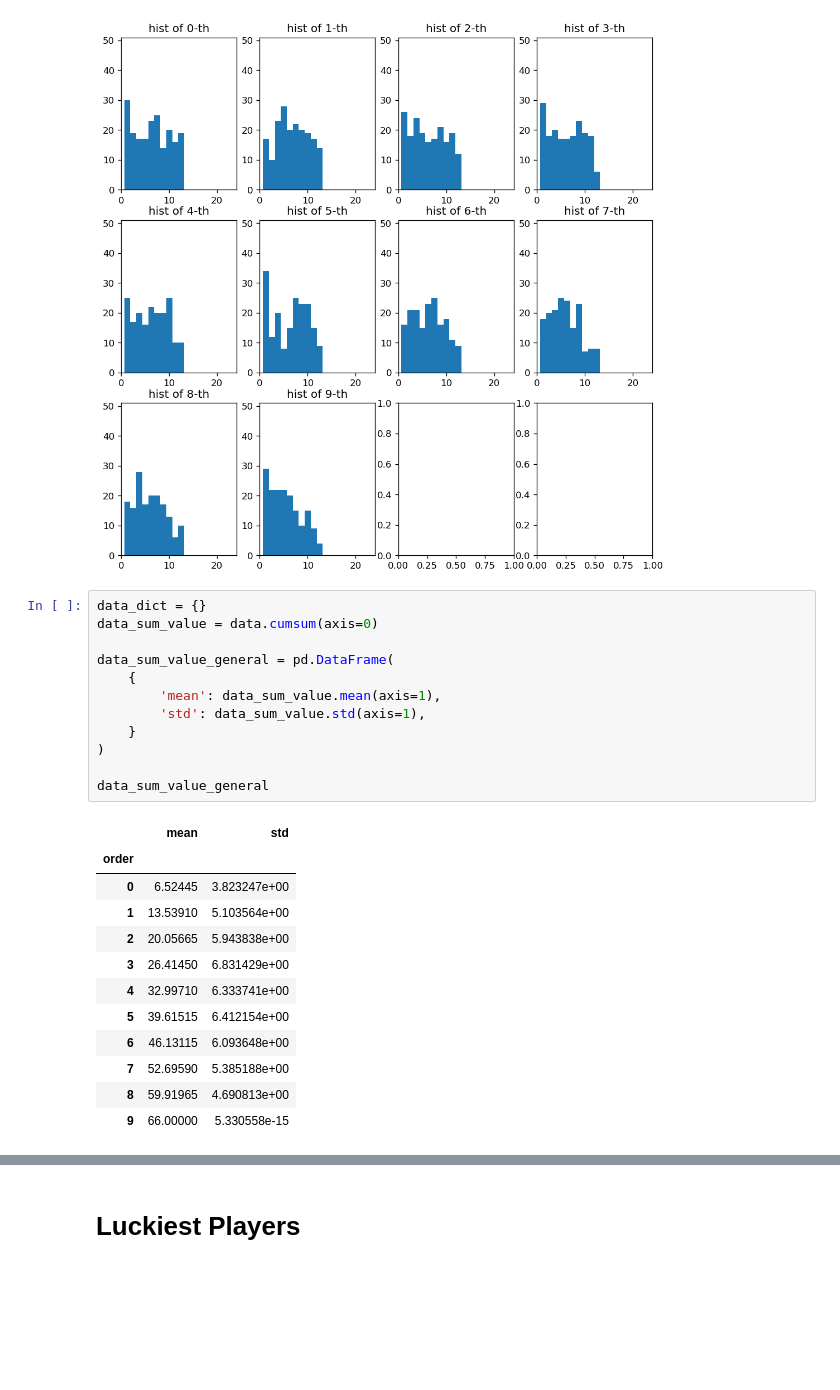
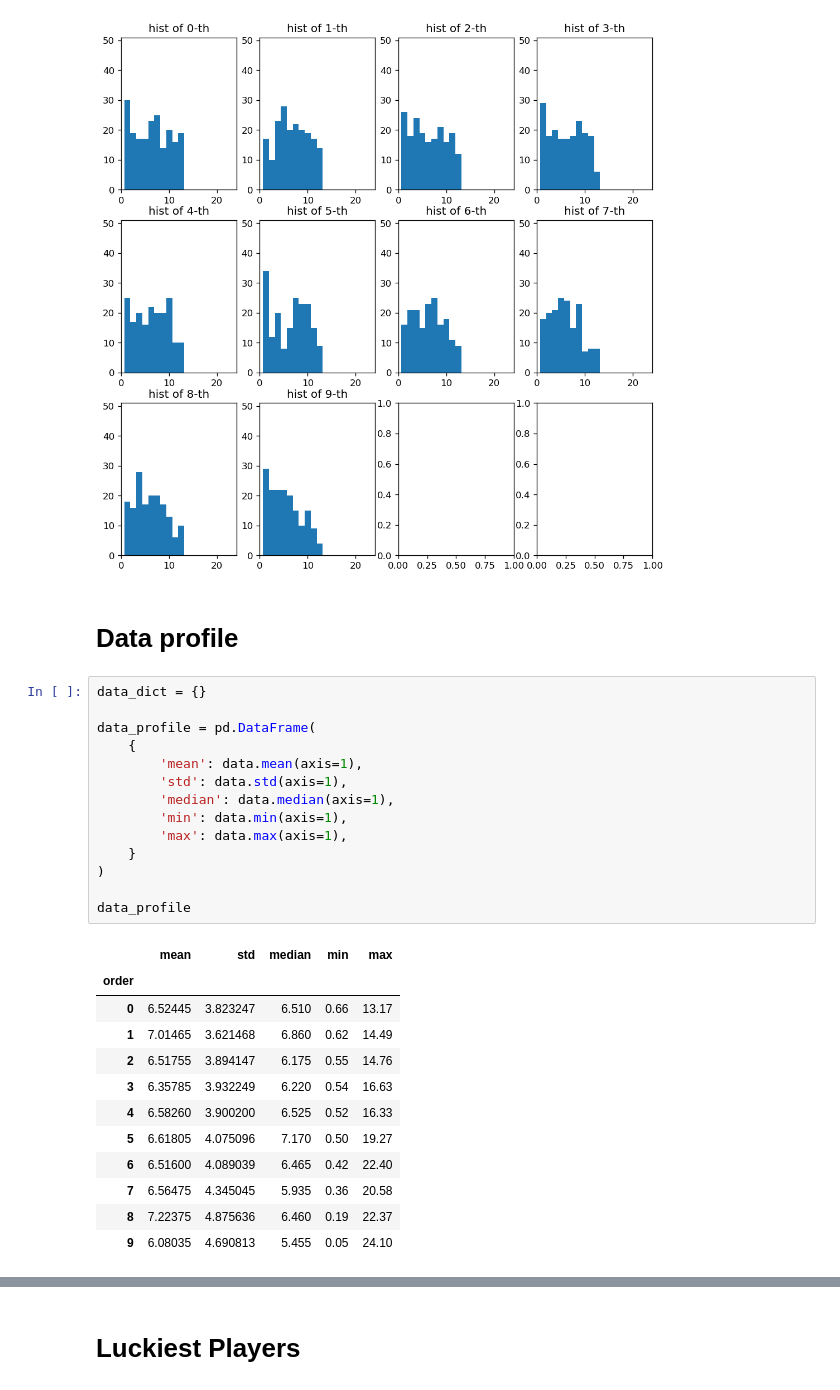
Before and after one commit to tjysdsg/wechat-red-bag, a Jupyter notebook: eda.ipynb, the cells around one changed output, grey strips where cells are left out. Saved outputs shown, nothing was run; the diff lists cells and outputs as text; blank space fills up the shorter version.

```diff
--- a/eda.ipynb
+++ b/eda.ipynb
@@ -85,28 +73,32 @@ def plot_hist_for_players(data: pd.DataFrame):
 plot_hist_for_players(data)
 # %% [output]
 [figure]
-# %%
-data_dict = {}
-data_sum_value = data.cumsum(axis=0)
-
-data_sum_value_general = pd.DataFrame(
-    {
-        'mean': data_sum_value.mean(axis=1),
-        'std': data_sum_value.std(axis=1),
-    }
-)
-
-data_sum_value_general
-# %% [output]
-|  | mean | std |
-| order |  |  |
-| 0 | 6.52445 | 3.823247e+00 |
-| 1 | 13.53910 | 5.103564e+00 |
-| 2 | 20.05665 | 5.943838e+00 |
-| 3 | 26.41450 | 6.831429e+00 |
-| 4 | 32.99710 | 6.333741e+00 |
-| 5 | 39.61515 | 6.412154e+00 |
-| 6 | 46.13115 | 6.093648e+00 |
-| 7 | 52.69590 | 5.385188e+00 |
-| 8 | 59.91965 | 4.690813e+00 |
-| 9 | 66.00000 | 5.330558e-15 |
+# %% [markdown]
+# Data profile
+# %%
+data_dict = {}
+
+data_profile = pd.DataFrame(
+    {
+        'mean': data.mean(axis=1),
+        'std': data.std(axis=1),
+        'median': data.median(axis=1),
+        'min': data.min(axis=1),
+        'max': data.max(axis=1),
+    }
+)
+
+data_profile
+# %% [output]
+|  | mean | std | median | min | max |
+| order |  |  |  |  |  |
+| 0 | 6.52445 | 3.823247 | 6.510 | 0.66 | 13.17 |
+| 1 | 7.01465 | 3.621468 | 6.860 | 0.62 | 14.49 |
+| 2 | 6.51755 | 3.894147 | 6.175 | 0.55 | 14.76 |
+| 3 | 6.35785 | 3.932249 | 6.220 | 0.54 | 16.63 |
+| 4 | 6.58260 | 3.900200 | 6.525 | 0.52 | 16.33 |
+| 5 | 6.61805 | 4.075096 | 7.170 | 0.50 | 19.27 |
+| 6 | 6.51600 | 4.089039 | 6.465 | 0.42 | 22.40 |
+| 7 | 6.56475 | 4.345045 | 5.935 | 0.36 | 20.58 |
+| 8 | 7.22375 | 4.875636 | 6.460 | 0.19 | 22.37 |
+| 9 | 6.08035 | 4.690813 | 5.455 | 0.05 | 24.10 |
```
Also changed, not shown: parts of 3 cells of this notebook, 2 other files.
